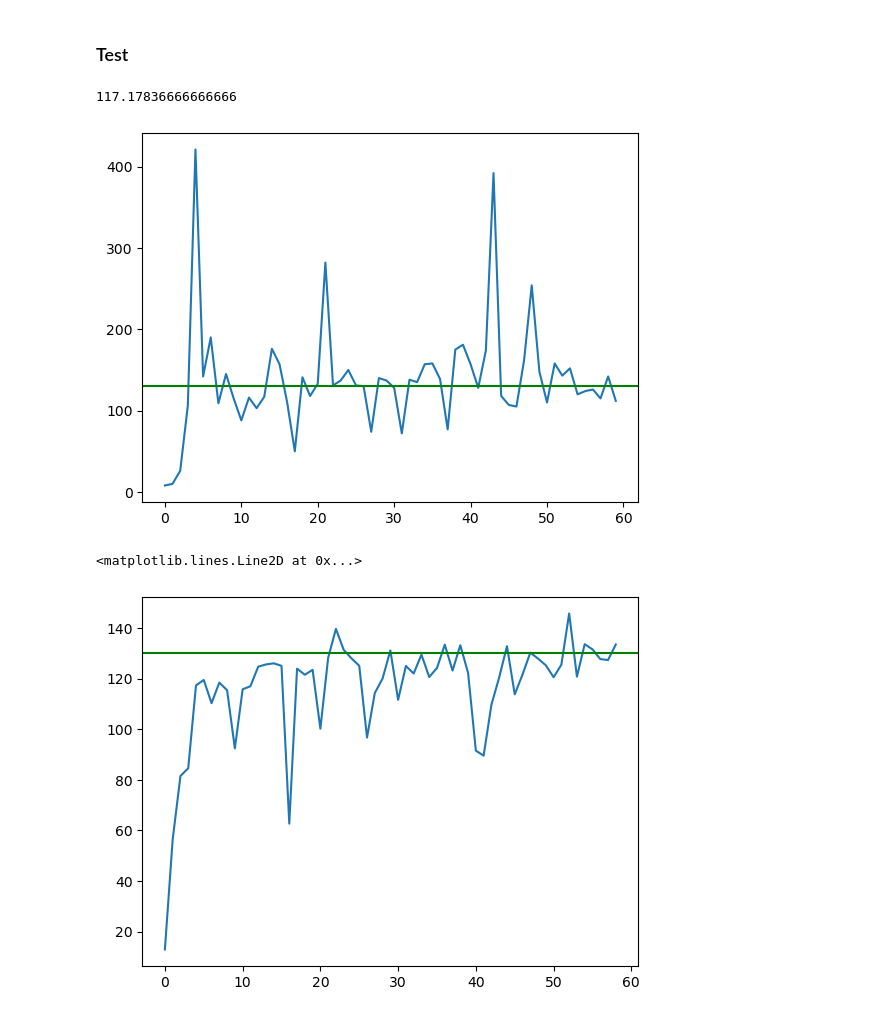
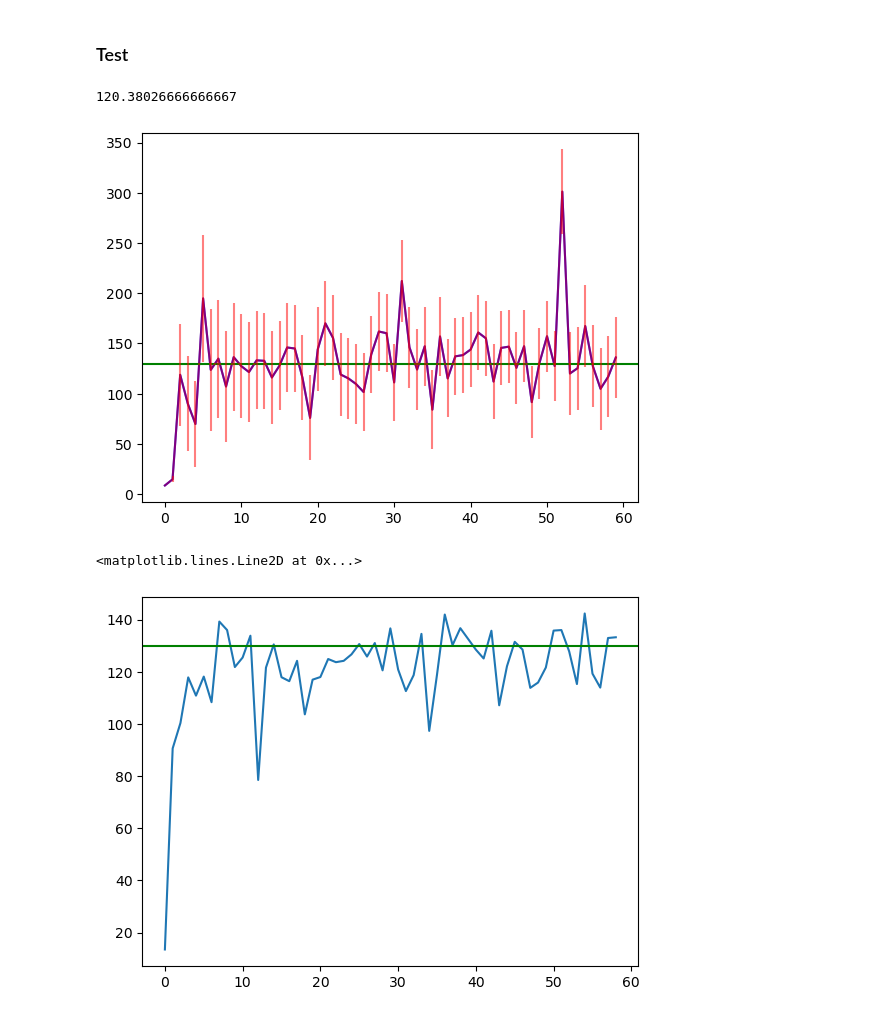
Before and after one commit to mvdbremt/Performance-Specific-Reinforcement-learning, a Jupyter notebook: GoalReward.ipynb, the cells around one changed output. Saved outputs shown, nothing was run; the diff lists cells and outputs as text; code cells hidden in the pictures.

```diff
--- a/GoalReward.ipynb
+++ b/GoalReward.ipynb
@@ -87,6 +87,8 @@ episodeNumber=30000
 timeSteps=10000
 episodesResults=[]
 episodesTestResults=[]
+episodesTestResultsDeviation=[]
+numberOfTest=50
 qagent= Qlearning(0.1,0.99,0.1,2)
 pos_space=np.linspace(-2.4,2.4,10)
 vel_space=np.linspace(4,4,10)
@@ -96,10 +98,7 @@ ang_vel_space=np.linspace(-4,4,10)
 goal=130
 # %%
 for episodeIndex in range(episodeNumber):
-    if(episodeIndex %500 ==0):
-        qagent.epsilon=0
-    else:
-        qagent.epsilon=0.1
+
     state,_=env.reset()
     state=treatState(state)
     #print("episode: ",episodeIndex)
@@ -113,23 +112,45 @@ for episodeIndex in range(episodeNumber):
         state=next_state
         if (terminated):
             #print("Number of steps :",timeIndex)
-            if(episodeIndex %500 ==0):
-                episodesTestResults.append(timeIndex)
+            #if(episodeIndex %500 ==0):
+                #episodesTestResults.append(timeIndex)
             episodesResults.append(timeIndex)
             break
 
     qagent.episodeRewards(episodeObservation)
 
 
+    if(episodeIndex %500 ==0):
+        qagent.epsilon=0
+        testResultList=[]
+        for episodeIndex in range(numberOfTest):
+
+            state,_=env.reset()
+            state=treatState(state)
+            for timeIndex in range(timeSteps):
+                action=qagent.getAction(tuple(state))
+                next_state, reward, terminated, truncated, info =env.step(action)
+                next_state=treatState(next_state)
+                state=next_state
+                if (terminated):
+                    testResultList.append(timeIndex)
+                    break
+
+        episodesTestResults.append(sum(testResultList)/numberOfTest)
+        episodesTestResultsDeviation.append(np.std(episodesTestResults))
+        qagent.epsilon=0.1
+
+
 
 env.close()
 # %%
-plt.plot(episodesTestResults)
+plt.plot(episodesTestResults,color ='b')
 plt.axhline(y= goal,color ='g')
+plt.errorbar(range(len(episodesTestResults)),episodesTestResults,yerr=episodesTestResultsDeviation,color ='r',alpha=0.5)
 print(sum(episodesResults)/len(episodesResults))
 # %% [output]
-117.17836666666666
+120.38026666666667
-[figure, old version]
+[figure, new version]
 # %%
 previous100AveragePlot=[]
 for i in range(1,len(episodesTestResults)):
@@ -139,7 +160,7 @@ plt.plot(previous100AveragePlot)
 plt.axhline(y= goal,color ='g')
 # %% [output]
 <matplotlib.lines.Line2D at 0x...>
-[figure, old version]
+[figure, new version]
 # %%
 #histogram
 episodesResultswithoutOutliers=[]
```
Also changed, not shown: parts of 2 cells of this notebook, 9 other files.
